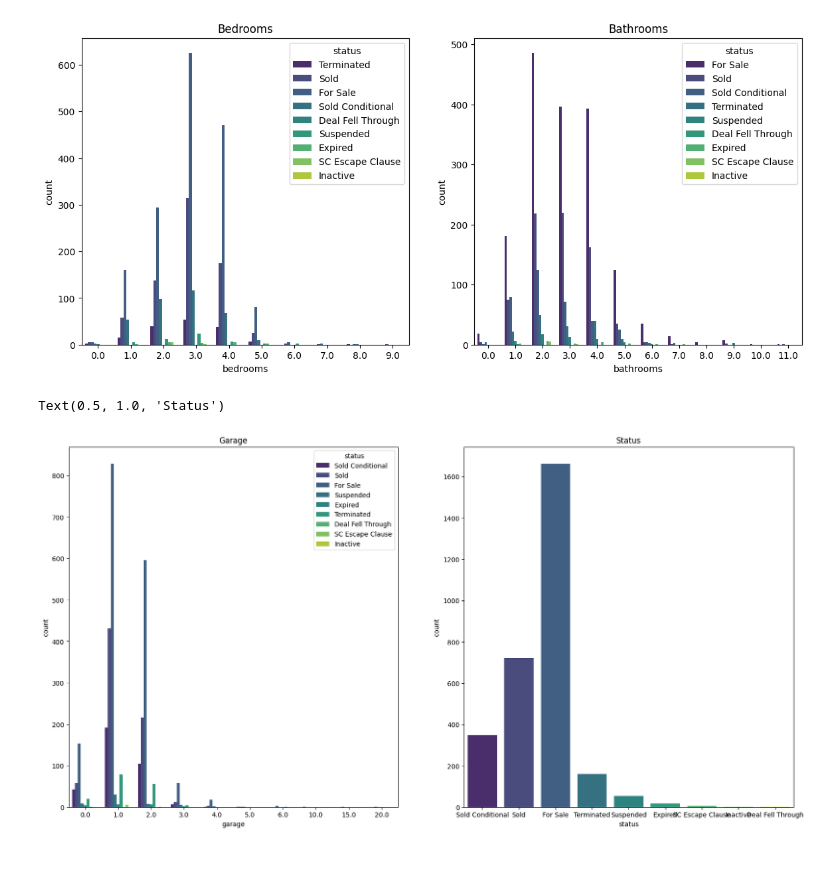
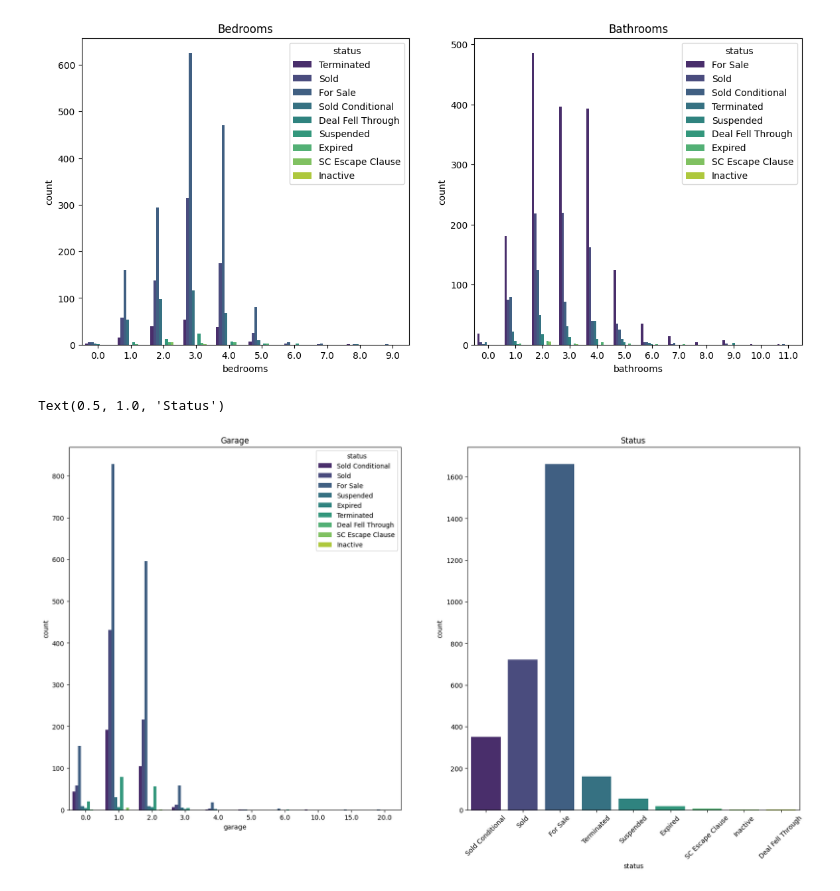
Before and after one commit to MaisieDeGraaf/Housing-Project_Final, a Jupyter notebook: linreg_housing.ipynb, the cells around one changed output. Cells and saved outputs as stored; diff of their text form; code cells hidden in the pictures; blank space fills up the shorter version.

```diff
--- a/linreg_housing.ipynb
+++ b/linreg_housing.ipynb
@@ -180,15 +180,15 @@ Text(0.5, 1.0, 'Bathrooms')
 # %%
 fig, axs = plt.subplots(nrows=1, ncols=2, figsize=(20, 10))
 
 # Plot the first countplot on the first subplot (axs[0])
 sns.countplot(x=houses_df["garage"], hue=houses_df["status"], palette="viridis", ax=axs[0])
 
 # Plot the second countplot on the second subplot (axs[1])
 sns.countplot(x=houses_df["status"], hue=houses_df["status"], palette="viridis", ax=axs[1])
-
+plt.xticks(rotation=45)
 # Optionally, add titles to the subplots
 axs[0].set_title("Garage")
 axs[1].set_title("Status")
 # %% [output]
 Text(0.5, 1.0, 'Status')
-[figure, old version]
+[figure, new version]
```
